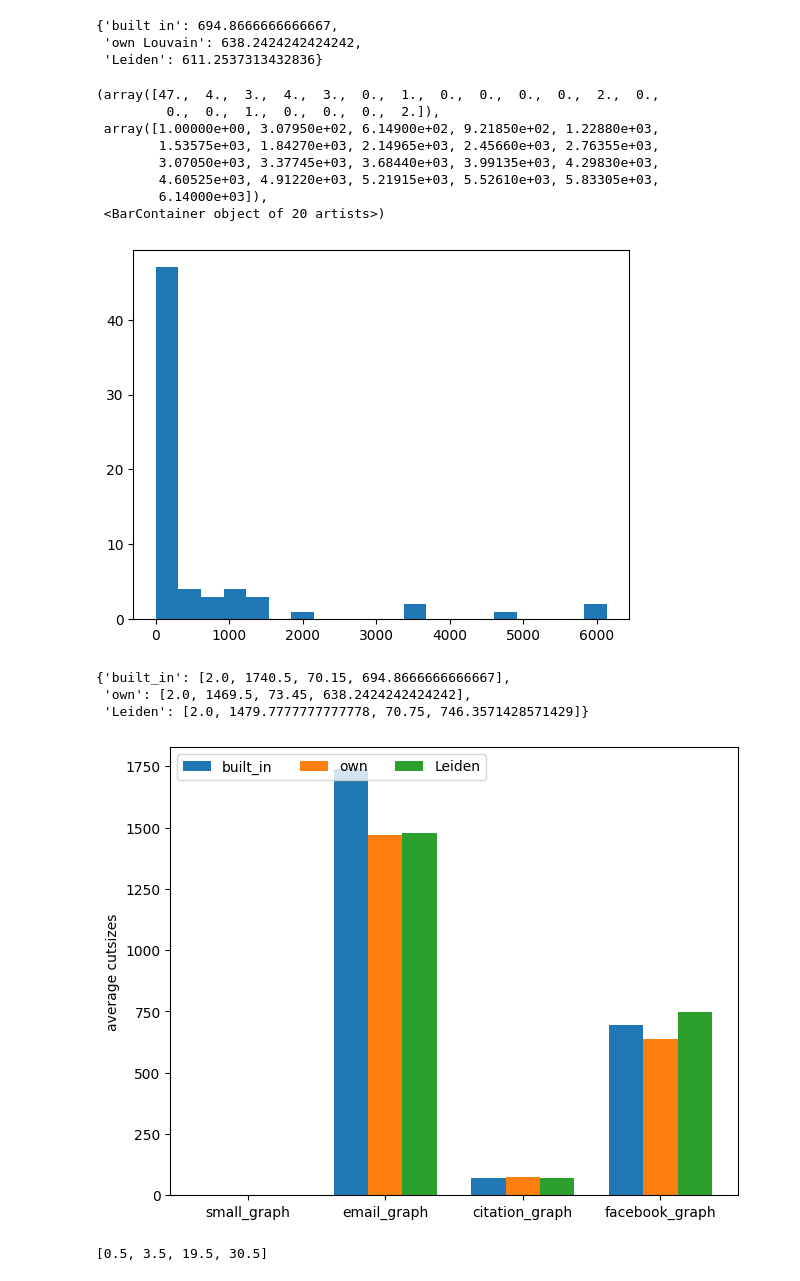
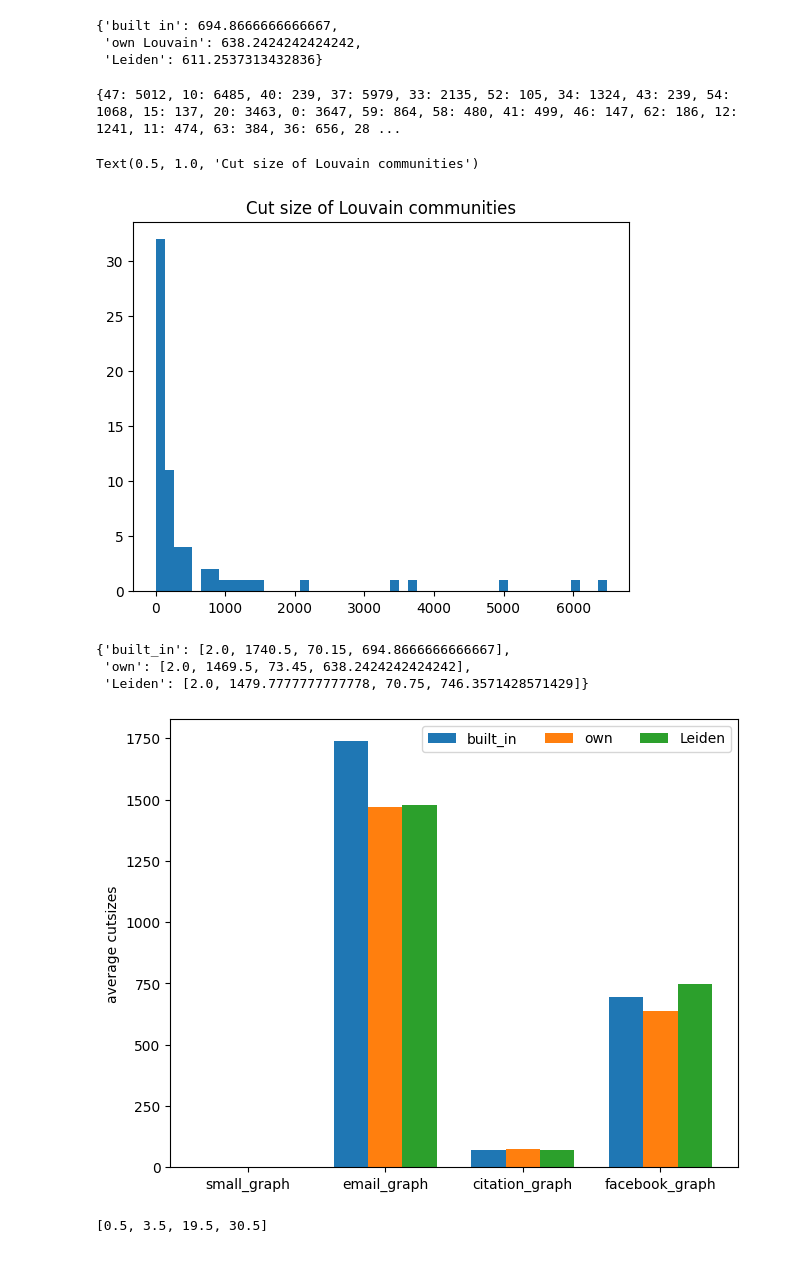
Before and after one commit to Arefay97/Social-Media-Analytics---Project, a Jupyter notebook: compare2.ipynb, the cells around one changed output. Saved outputs shown, nothing was run; the diff lists cells and outputs as text; code cells hidden in the pictures.

```diff
--- a/compare2.ipynb
+++ b/compare2.ipynb
@@ -189,18 +202,14 @@ cutsizes
  'own Louvain': 638.2424242424242,
  'Leiden': 611.2537313432836}
 # %%
-c = Graph_Exploration.get_cut_sizes(facebook_graph,com_id="Leiden_id")
-plt.hist(c.values(),bins = 20)
+c = Graph_Exploration.get_cut_sizes(facebook_graph,com_id="Louvain_id")
+print(c)
+plt.hist(c.values(),bins = 50)
+plt.title("Cut size of Louvain communities")
 # %% [output]
-(array([47.,  4.,  3.,  4.,  3.,  0.,  1.,  0.,  0.,  0.,  0.,  2.,  0.,
-         0.,  0.,  1.,  0.,  0.,  0.,  2.]),
- array([1.00000e+00, 3.07950e+02, 6.14900e+02, 9.21850e+02, 1.22880e+03,
-        1.53575e+03, 1.84270e+03, 2.14965e+03, 2.45660e+03, 2.76355e+03,
-        3.07050e+03, 3.37745e+03, 3.68440e+03, 3.99135e+03, 4.29830e+03,
-        4.60525e+03, 4.91220e+03, 5.21915e+03, 5.52610e+03, 5.83305e+03,
-        6.14000e+03]),
- <BarContainer object of 20 artists>)
+{47: 5012, 10: 6485, 40: 239, 37: 5979, 33: 2135, 52: 105, 34: 1324, 43: 239, 54: 1068, 15: 137, 20: 3463, 0: 3647, 59: 864, 58: 480, 41: 499, 46: 147, 62: 186, 12: 1241, 11: 474, 63: 384, 36: 656, 28 ...
+Text(0.5, 1.0, 'Cut size of Louvain communities')
-[figure, old version]
+[figure, new version]
 # %%
 cutsize={}
 cutsize['built_in'] = []
@@ -232,13 +241,13 @@ def plot_bar(title):
     ax.set_ylabel(title)
     #ax.set_title('Penguin attributes by species')
     ax.set_xticks(x + width, data_dict['names'])
-    ax.legend(loc='upper left', ncols=3)
+    ax.legend(loc='upper right', ncols=3)
     #ax.set_ylim(0, 200)
 
     plt.show()
 plot_bar('average cutsizes')
 # %% [output]
-[figure, old version]
+[figure, new version]
 # %%
 data_dict['cut_size_louvain_built'] = [np.mean(list(Graph_Exploration.get_cut_sizes(g,com_id="community_id"))) for g in graphs]
 data_dict['cut_size_louvain_built']
```
Also changed, not shown: parts of 12 cells of this notebook, 1 other file.
